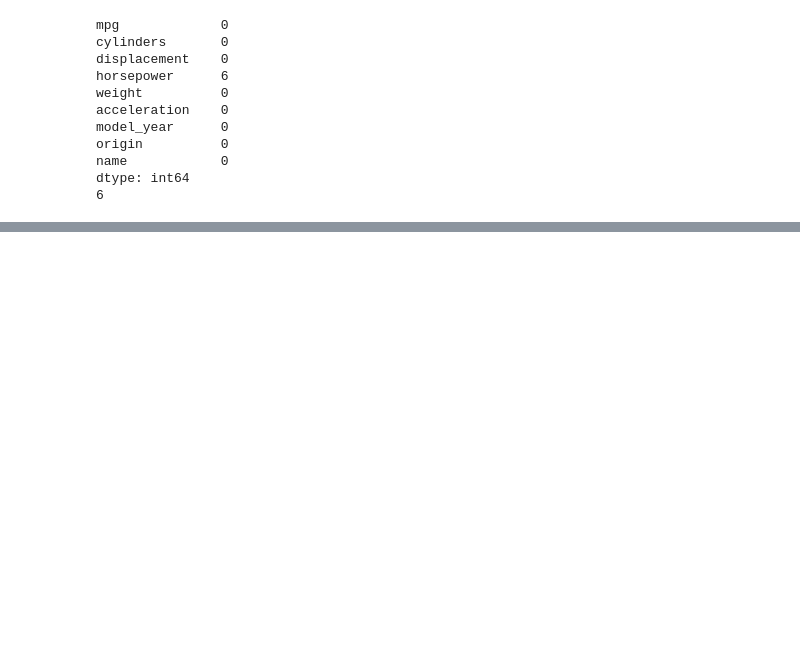
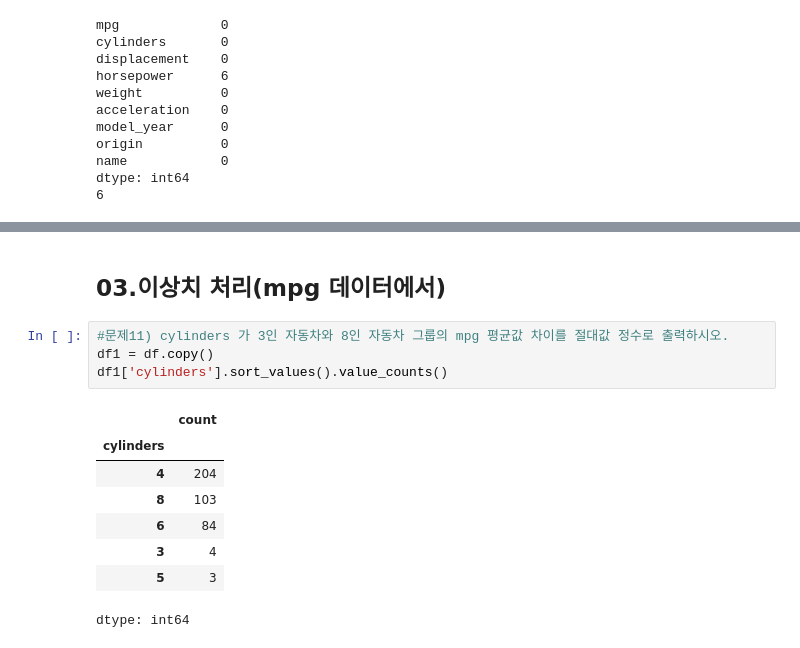
Before and after one commit to va4756/yemoon_bigdata_test, a Jupyter notebook: bigdata_예문_작업1_example1.ipynb, the cells around one changed output, grey strips where cells are left out. Saved outputs shown, nothing was run; the diff lists cells and outputs as text; blank space fills up the shorter version.

```diff
--- a/bigdata_예문_작업1_example1.ipynb
+++ b/bigdata_예문_작업1_example1.ipynb
@@ -159,0 +206,15 @@ dtype: int64
+# %% [markdown]
+## 03.이상치 처리(mpg 데이터에서)
+# %%
+#문제11) cylinders 가 3인 자동차와 8인 자동차 그룹의 mpg 평균값 차이를 절대값 정수로 출력하시오.
+df1 = df.copy()
+df1['cylinders'].sort_values().value_counts()
+# %% [output]
+|  | count |
+| cylinders |  |
+| 4 | 204 |
+| 8 | 103 |
+| 6 | 84 |
+| 3 | 4 |
+| 5 | 3 |
+dtype: int64
```
Also changed, not shown: parts of 7 cells of this notebook.
